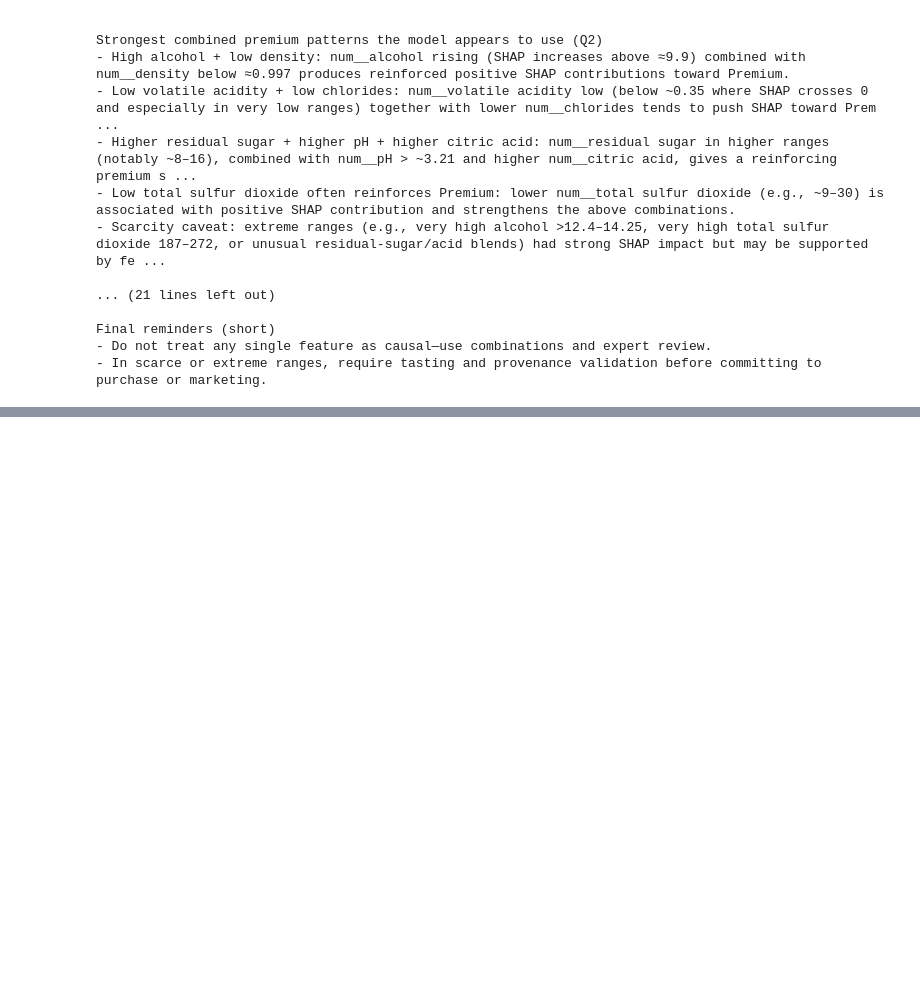
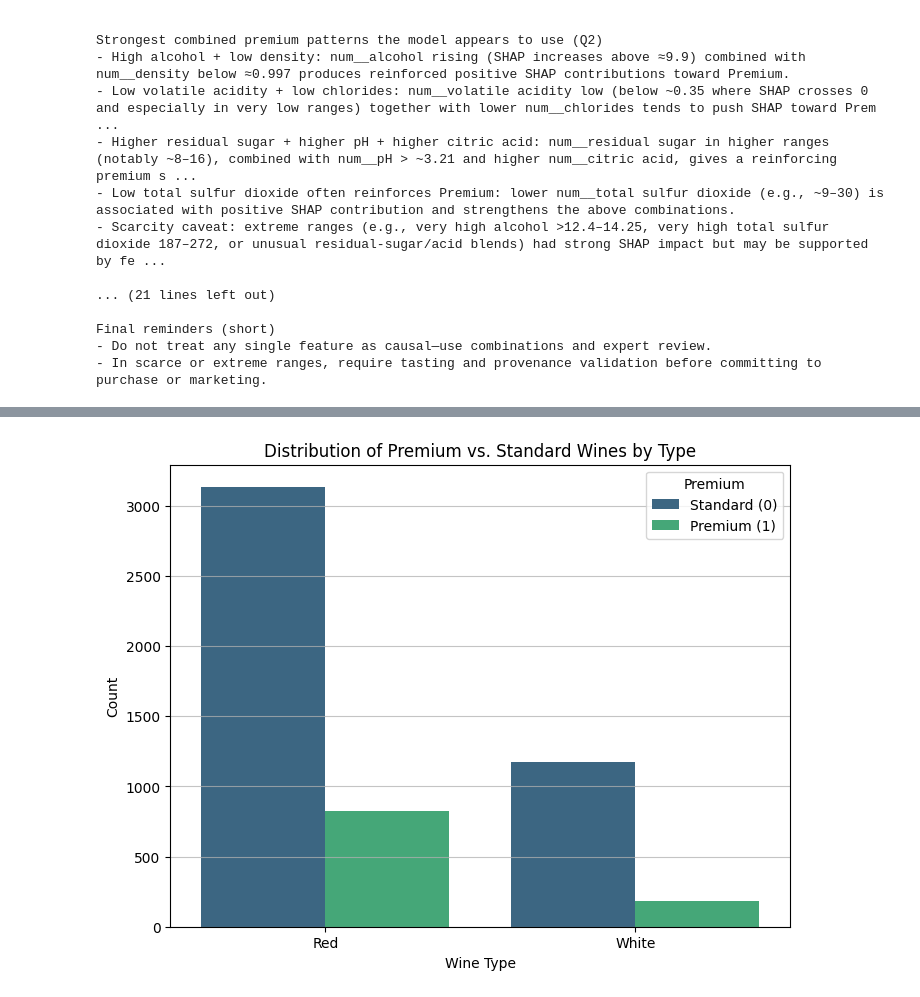
Before and after one commit to alpie13-blip/ADALL_github, a Jupyter notebook: ADALL/4641601C_ADALL_Project. v5.ipynb, the cells around one changed output, grey strips where cells are left out. Cells and saved outputs as stored; diff of their text form; code cells hidden in the pictures; blank space fills up the shorter version.

```diff
--- a/ADALL/4641601C_ADALL_Project. v5.ipynb
+++ b/ADALL/4641601C_ADALL_Project. v5.ipynb
@@ -2368,0 +2398,15 @@ Final reminders (short)
+# %%
+import matplotlib.pyplot as plt
+import seaborn as sns
+
+plt.figure(figsize=(8, 6))
+sns.countplot(x='type', hue='premium', data=cleaned_df, palette='viridis')
+plt.title('Distribution of Premium vs. Standard Wines by Type')
+plt.xlabel('Wine Type')
+plt.ylabel('Count')
+plt.xticks([0, 1], ['Red', 'White']) # Assuming 'red' and 'white' are the values for 'type'
+plt.legend(title='Premium', labels=['Standard (0)', 'Premium (1)'])
+plt.grid(axis='y', alpha=0.75)
+plt.show()
+# %% [output]
+[figure, added]
```
Also changed, not shown: parts of 4 cells of this notebook.
